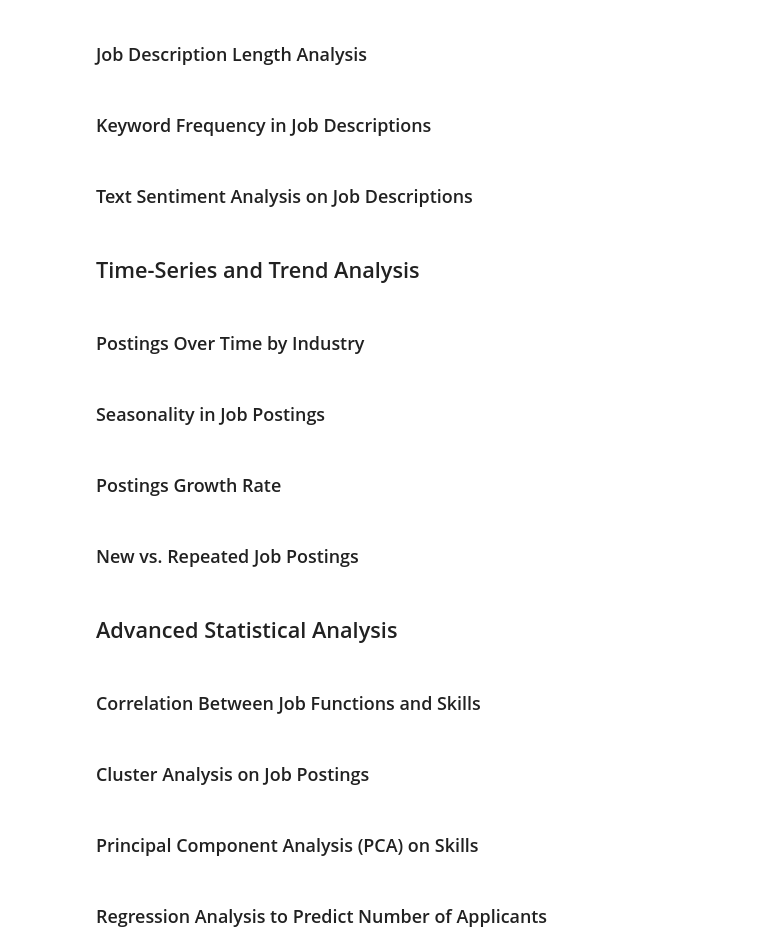
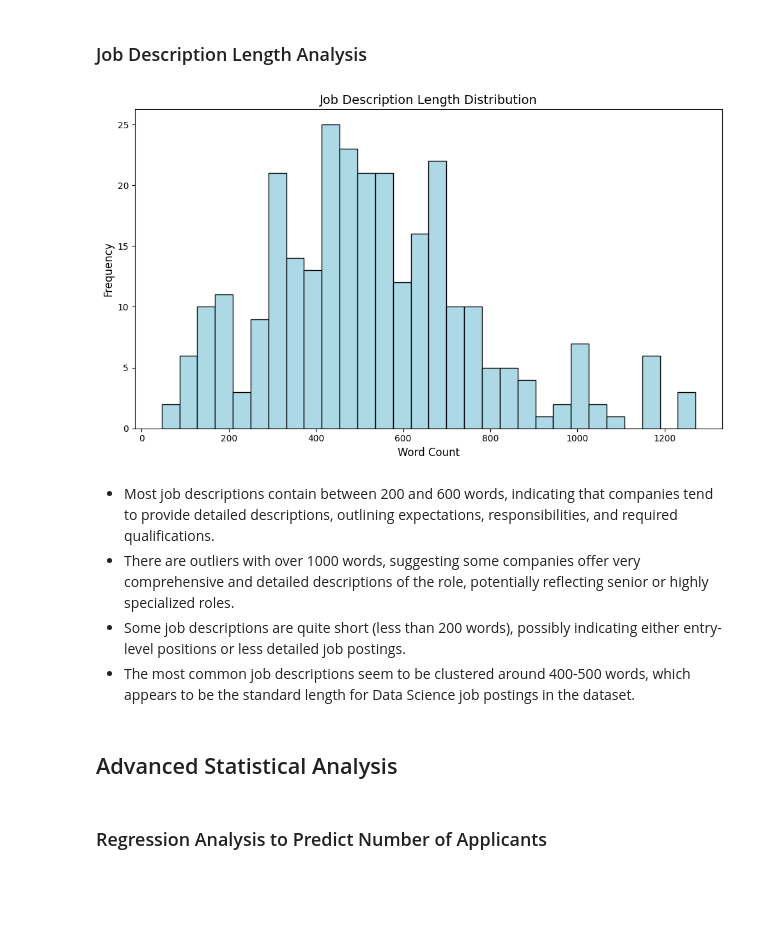
Before and after one commit to ricardogr07/Data-extraction-using-web-scraping, a Jupyter notebook: LinkedIn_Jobs_Analysis.ipynb, the cells around one changed output. Cells and saved outputs as stored; diff of their text form; code cells hidden in the pictures; blank space fills up the shorter version.

```diff
--- a/LinkedIn_Jobs_Analysis.ipynb
+++ b/LinkedIn_Jobs_Analysis.ipynb
@@ -804,27 +810,28 @@ plt.show()
 * Titles like "Analytics", "AI", and "Big Data" are common, underscoring the emphasis on data-driven insights and advanced technologies across job postings.
 # %% [markdown]
 ### Job Description Length Analysis
-# %% [markdown]
-### Keyword Frequency in Job Descriptions
-# %% [markdown]
-### Text Sentiment Analysis on Job Descriptions
-# %% [markdown]
-## Time-Series and Trend Analysis
-# %% [markdown]
-### Postings Over Time by Industry
-# %% [markdown]
-### Seasonality in Job Postings
-# %% [markdown]
-### Postings Growth Rate
-# %% [markdown]
-### New vs. Repeated Job Postings
+# %%
+# Calculate the word count for each job description
+df['DescriptionWordCount'] = df['Description'].apply(lambda x: len(str(x).split()))
+
+# Plot a histogram of job description word count
+plt.figure(figsize=(10, 6))
+df['DescriptionWordCount'].plot(kind='hist', bins=30, color='lightblue', edgecolor='black')
+plt.title('Job Description Length Distribution', fontsize=14)
+plt.xlabel('Word Count', fontsize=12)
+plt.ylabel('Frequency', fontsize=12)
+plt.tight_layout()
+
+# Show plot
+plt.show()
+# %% [output]
+[figure, added]
+# %% [markdown]
+* Most job descriptions contain between 200 and 600 words, indicating that companies tend to provide detailed descriptions, outlining expectations, responsibilities, and required qualifications.
+* There are outliers with over 1000 words, suggesting some companies offer very comprehensive and detailed descriptions of the role, potentially reflecting senior or highly specialized roles.
+* Some job descriptions are quite short (less than 200 words), possibly indicating either entry-level positions or less detailed job postings.
+* The most common job descriptions seem to be clustered around 400-500 words, which appears to be the standard length for Data Science job postings in the dataset.
 # %% [markdown]
 ## Advanced Statistical Analysis
-# %% [markdown]
-### Correlation Between Job Functions and Skills
-# %% [markdown]
-### Cluster Analysis on Job Postings
-# %% [markdown]
-### Principal Component Analysis (PCA) on Skills
 # %% [markdown]
 ### Regression Analysis to Predict Number of Applicants
```
Also changed, not shown: parts of 6 cells of this notebook, 3 other files.
